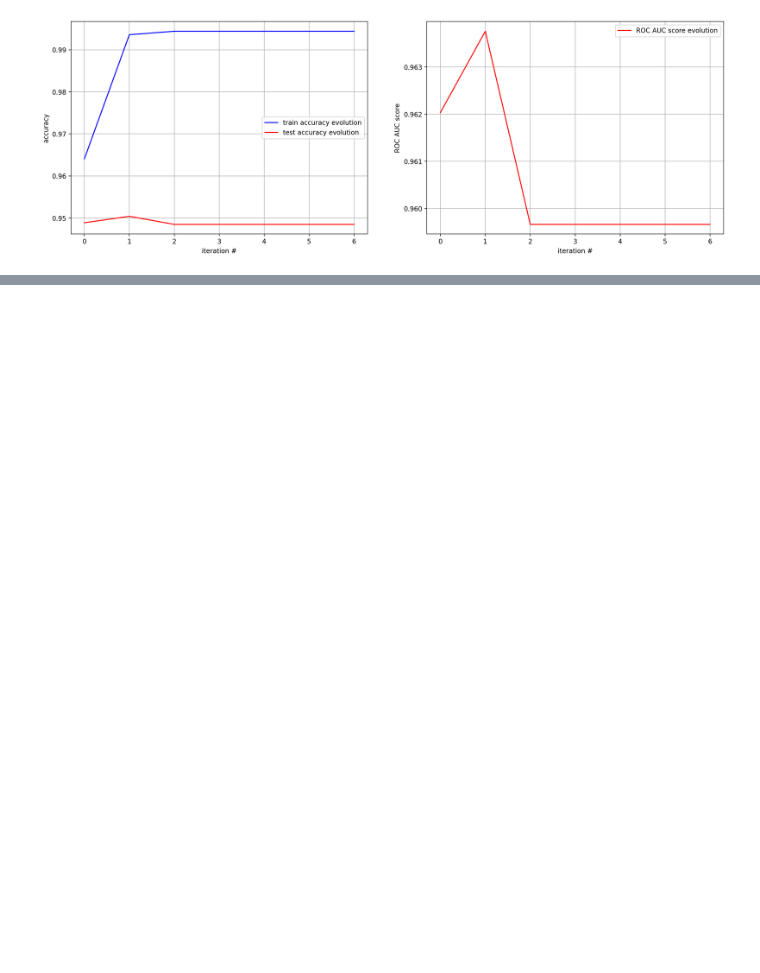
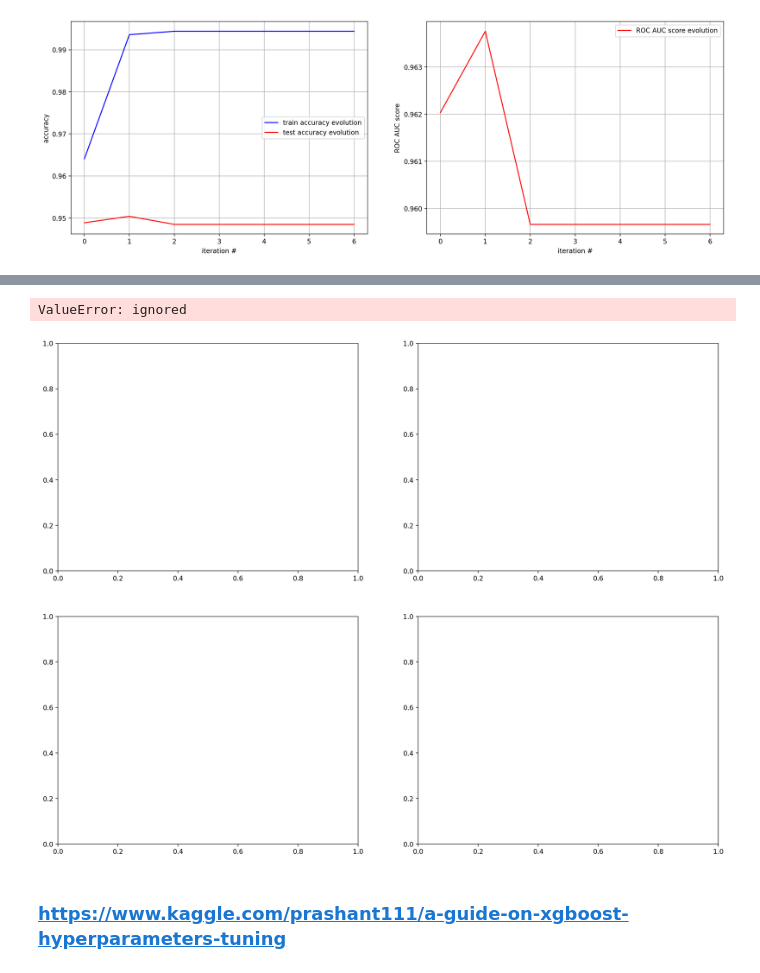
Before and after one commit to NesquikPlz/kisa_rugpullpredection, a Jupyter notebook: kisa_rugpullpredetection_xgboost.ipynb, the cells around one changed output, grey strips where cells are left out. Drawn from its saved outputs; the diff is of its cells as text; code cells hidden in the pictures; blank space fills up the shorter version.

```diff
--- a/kisa_rugpullpredetection_xgboost.ipynb
+++ b/kisa_rugpullpredetection_xgboost.ipynb
@@ -482,7 +482,7 @@ results_dict['xgbc_rcv'] = {'classifier': deepcopy(clf),
                             'cv_results': df.copy(),
                             'cfm_train': cfm_train,
                             'cfm_test': cfm_test,
-                            'cfm_unseen': cfm_unseen,
+                            # 'cfm_unseen': cfm_unseen,
                             'train_accuracy': accs_train,
                             'test_accuracy': accs_test,
                             # 'unseen_accuracy': accs_unseen,
@@ -602,18 +626,23 @@ print(f"Bayes search AUC/accuracy score: {np.round(results_dict['xgbc_bcv']['uns
 # %%
 #set keys for extracting confusion matrices (unseen data set)
 keys = ['xgbc0', 'xgbc3', 'xgbc_rcv', 'xgbc_bcv']
 titles = ['Benchmark model', 'Coordinate Descent', 'Randomized Search', 'Bayesian Search']
 
 f, axes = plt.subplots(2,2,figsize=(18,14));
 
 for i,ax in enumerate(axes.flatten()):
 
     #computing variables for specific confusion matrix
-    group_counts = ["{0:0.0f}".format(value) for value in results_dict[keys[i]]['cfm_unseen'].flatten()]
-    group_percentages = ["{0:.2%}".format(value) for value in results_dict[keys[i]]['cfm_unseen'].flatten()/np.sum(results_dict[keys[i]]['cfm_unseen'])]
+    group_counts = ["{0:0.0f}".format(value) for value in results_dict[keys[i]]['test roc auc score'].flatten()]
+    # group_percentages = ["{0:.2%}".format(value) for value in results_dict[keys[i]]['test roc auc score'].flatten()/np.sum(results_dict[keys['test roc auc score']])]
     labels = [f"{v1}\n{v2}\n{v3}" for v1, v2, v3 in zip(group_names,group_counts,group_percentages)]
-    labels = np.asarray(labels).reshape(2,2)
+    labels = np.asarray(labels).reshape(1,-1)
 
     #plotting confusion matrix
-    sns.heatmap(results_dict[keys[i]]['cfm_unseen'], annot=labels, fmt='', cmap='Blues', ax=ax)
+    sns.heatmap(results_dict[keys[i]]['test roc auc score'], annot=labels, fmt='', cmap='Blues', ax=ax)
     ax.set_title(f"Confusion matrix for {titles[i]}")
+# %% [output]
+ValueError: ignored
+[figure, added]
+# %% [markdown]
+### https://www.kaggle.com/prashant111/a-guide-on-xgboost-hyperparameters-tuning
```
Also changed, not shown: parts of 25 cells of this notebook.
